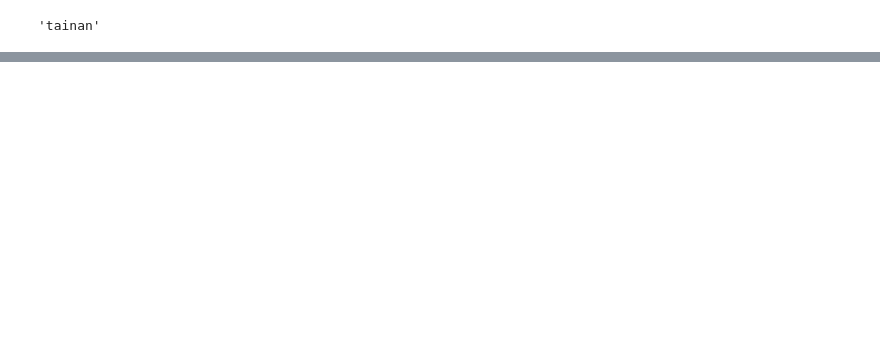
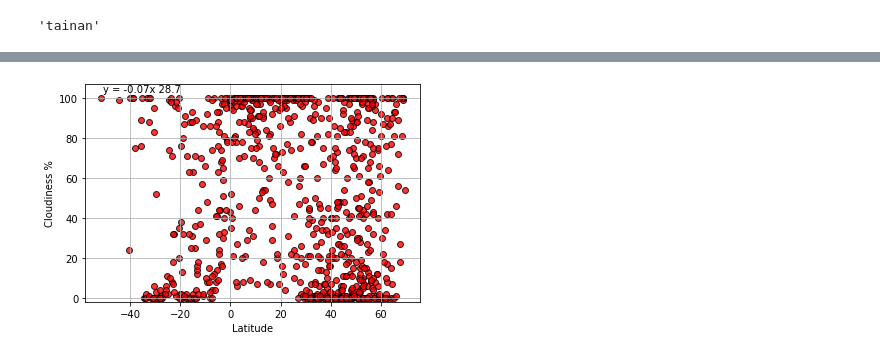
Before and after one commit to joshuadroid/py-api-challenge, a Jupyter notebook: WeatherPy/WeatherPy.ipynb, the cells around one changed output, grey strips where cells are left out. Drawn from its saved outputs; the diff is of its cells as text; code cells hidden in the pictures; blank space fills up the shorter version.

```diff
--- a/WeatherPy/WeatherPy.ipynb
+++ b/WeatherPy/WeatherPy.ipynb
@@ -194,0 +238,4 @@ response['wind']['speed']
+# %%
+scatterPlotIt(5, "Cloudiness %", df, 99)
+# %% [output]
+[figure, added]
```
Also changed, not shown: parts of 34 cells of this notebook.
